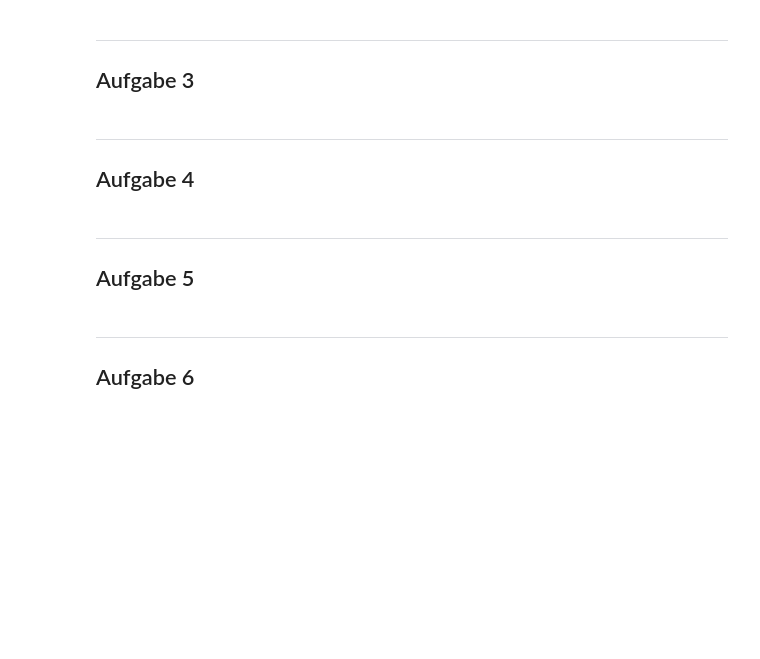
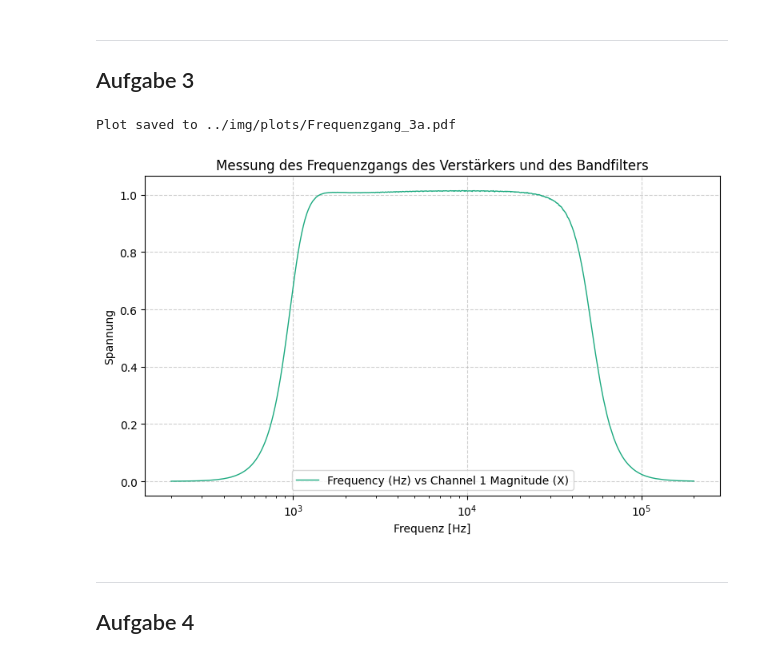
Before and after one commit to FinnZeumer/PAP-2, a Jupyter notebook: Versuche/243/Python/243.ipynb, the cells around one changed output. Cells and saved outputs as stored; diff of their text form; code cells hidden in the pictures; blank space fills up the shorter version.

```diff
--- a/Versuche/243/Python/243.ipynb
+++ b/Versuche/243/Python/243.ipynb
@@ -127,15 +127,15 @@ Plot saved to ../img/plots/Frequenzgang_Bandfliter-5K.pdf
 <hr>
 
 ## Aufgabe 3
+# %%
+aufgabe = '3a'
+pap.plot_general_csv("A3/Frequenzgang.csv", "Frequency (Hz)", "Channel 1 Magnitude (X)",
+                 title=fr"Messung des Frequenzgangs des Verstärkers und des Bandfilters", xlabel="Frequenz [Hz]", ylabel="Spannung",
+                 log_x=True, save_path=fr"{plt_save_folder}Frequenzgang_{aufgabe}.pdf")
+# %% [output]
+Plot saved to ../img/plots/Frequenzgang_3a.pdf
+[figure, added]
 # %% [markdown]
 <hr>
 
 ## Aufgabe 4
-# %% [markdown]
-<hr>
-
-## Aufgabe 5
-# %% [markdown]
-<hr>
-
-## Aufgabe 6
```
Also changed, not shown: parts of 4 cells of this notebook, 13 other files.
